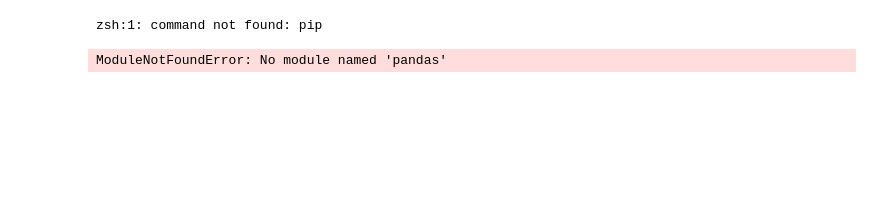
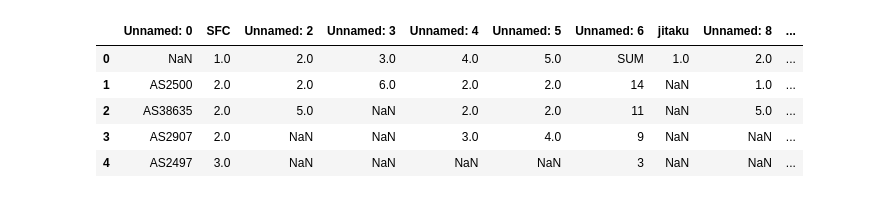
Before and after one commit to Reusezer/InternetstructureTokyo_kadaiGraph, a Jupyter notebook: ソフトウェア分析.ipynb, the cells around one changed output. Cells and saved outputs as stored; diff of their text form; code cells hidden in the pictures; blank space fills up the shorter version.

```diff
--- a/ソフトウェア分析.ipynb
+++ b/ソフトウェア分析.ipynb
@@ -21,12 +21,16 @@ Installing collected packages: numpy, tzdata, pytz, pyparsing, pillow, kiwisolve
 # %%
 
 import pandas as pd
 
-file_path = '../setagayasfcjitaku.csv'
+file_path = 'setagayasfcjitaku.csv'
 df = pd.read_csv(file_path)
 
 # Display the first few rows to understand its structure
 df.head()
 # %% [output]
-zsh:1: command not found: pip
-ModuleNotFoundError: No module named 'pandas'
+|  | Unnamed: 0 | SFC | Unnamed: 2 | Unnamed: 3 | Unnamed: 4 | Unnamed: 5 | Unnamed: 6 | jitaku | Unnamed: 8 | ... |
+| 0 | NaN | 1.0 | 2.0 | 3.0 | 4.0 | 5.0 | SUM | 1.0 | 2.0 | ... |
+| 1 | AS2500 | 2.0 | 2.0 | 6.0 | 2.0 | 2.0 | 14 | NaN | 1.0 | ... |
+| 2 | AS38635 | 2.0 | 5.0 | NaN | 2.0 | 2.0 | 11 | NaN | 5.0 | ... |
+| 3 | AS2907 | 2.0 | NaN | NaN | 3.0 | 4.0 | 9 | NaN | NaN | ... |
+| 4 | AS2497 | 3.0 | NaN | NaN | NaN | NaN | 3 | NaN | NaN | ... |
```
Also changed, not shown: parts of 7 cells of this notebook.
